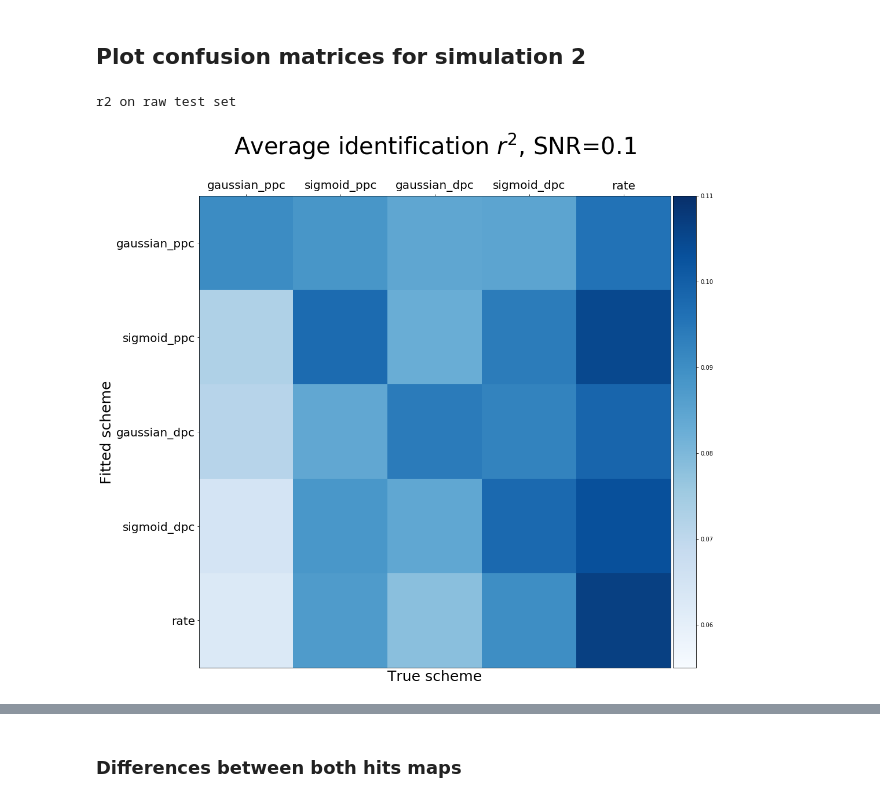
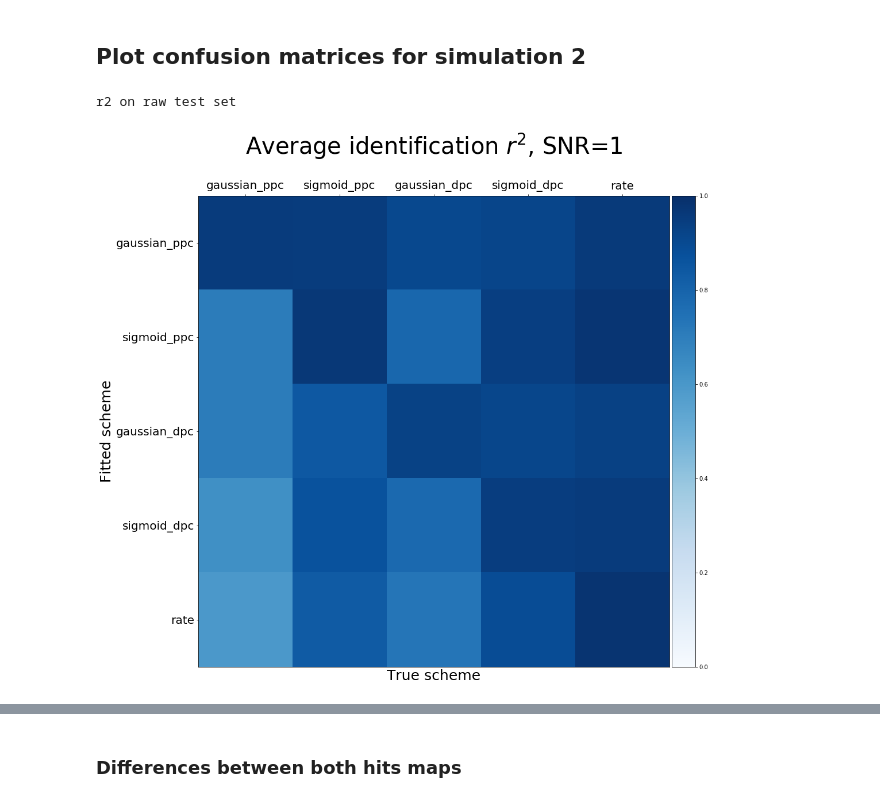
Before and after one commit to sebastiendemortain/neural-coding-of-probabilities, a Jupyter notebook: simulation2_results.ipynb, the cells around one changed output, grey strips where cells are left out. Cells and saved outputs as stored; diff of their text form; code cells hidden in the pictures.

Commit message:
final adjustement for figures

```diff
--- a/simulation2_results.ipynb
+++ b/simulation2_results.ipynb
@@ -139,7 +139,7 @@ min_n_local_regular_stimuli = 12
 max_n_local_regular_stimuli = 18
 
 # SNR as defined by ||signal||²/(||signal||²+||noise||²)
-snr = 0.1
+snr = 1
 
 # fMRI info
 final_frame_offset = 10  # Frame recording duration after the last stimulus has been shown
@@ -1058,25 +1058,24 @@ for k_fit_scheme, k_true_scheme, k_fraction, k_subject in itertools.product(rang
 
 ### Row data loading and visualization
 # %%
-distrib_type = 'transition'
 # Some reloading (run that if the loops have already been performed and results saved)
-r2_test = np.load('output/results2/'+distrib_type+'/r2_test_snr'+str(snr)+'.npy')
-r2_true_test = np.load('output/results2/'+distrib_type+'/r2_true_test_snr'+str(snr)+'.npy')
-r2_train = np.load('output/results2/'+distrib_type+'/r2_train_snr'+str(snr)+'.npy')
-rho_test = np.load('output/results2/'+distrib_type+'/rho_test_snr'+str(snr)+'.npy')
-rho_train = np.load('output/results2/'+distrib_type+'/rho_train_snr'+str(snr)+'.npy')
-r2_true_train = np.load('output/results2/'+distrib_type+'/r2_true_train_snr'+str(snr)+'.npy')
-rho_true_test = np.load('output/results2/'+distrib_type+'/rho_true_test_snr'+str(snr)+'.npy')
-rho_true_train = np.load('output/results2/'+distrib_type+'/rho_true_train_snr'+str(snr)+'.npy')
+# r2_test = np.load('output/results2/'+distrib_type+'/r2_test_snr'+str(snr)+'.npy')
+# r2_true_test = np.load('output/results2/'+distrib_type+'/r2_true_test_snr'+str(snr)+'.npy')
+# r2_train = np.load('output/results2/'+distrib_type+'/r2_train_snr'+str(snr)+'.npy')
+# rho_test = np.load('output/results2/'+distrib_type+'/rho_test_snr'+str(snr)+'.npy')
+# rho_train = np.load('output/results2/'+distrib_type+'/rho_train_snr'+str(snr)+'.npy')
+# r2_true_train = np.load('output/results2/'+distrib_type+'/r2_true_train_snr'+str(snr)+'.npy')
+# rho_true_test = np.load('output/results2/'+distrib_type+'/rho_true_test_snr'+str(snr)+'.npy')
+# rho_true_train = np.load('output/results2/'+distrib_type+'/rho_true_train_snr'+str(snr)+'.npy')
 
-# np.save('output/results2/r2_test_snr'+str(snr)+'.npy', r2_test)
-# np.save('output/results2/r2_true_test_snr'+str(snr)+'.npy', r2_true_test)
-# np.save('output/results2/r2_train_snr'+str(snr)+'.npy', r2_train)
-# np.save('output/results2/rho_test_snr'+str(snr)+'.npy', rho_test)
-# np.save('output/results2/rho_train_snr'+str(snr)+'.npy', rho_train)
-# np.save('output/results2/r2_true_train_snr'+str(snr)+'.npy', r2_true_train)
-# np.save('output/results2/rho_true_test_snr'+str(snr)+'.npy', rho_true_test)
-# np.save('output/results2/rho_true_train_snr'+str(snr)+'.npy', rho_true_train)
+np.save('output/results2/r2_test_snr'+str(snr)+'.npy', r2_test)
+np.save('output/results2/r2_true_test_snr'+str(snr)+'.npy', r2_true_test)
+np.save('output/results2/r2_train_snr'+str(snr)+'.npy', r2_train)
+np.save('output/results2/rho_test_snr'+str(snr)+'.npy', rho_test)
+np.save('output/results2/rho_train_snr'+str(snr)+'.npy', rho_train)
+np.save('output/results2/r2_true_train_snr'+str(snr)+'.npy', r2_true_train)
+np.save('output/results2/rho_true_test_snr'+str(snr)+'.npy', rho_true_test)
+np.save('output/results2/rho_true_train_snr'+str(snr)+'.npy', rho_true_train)
 
 #n_subjects = 400
 r2_raw_train_summary = np.zeros((n_schemes, n_schemes, n_fractions*n_subjects*n_sessions))
@@ -1267,8 +1266,10 @@ width = 0.05
 column_labels = scheme_array
 row_labels = scheme_array
 
-min_colorbar = 0.055
-max_colorbar = 0.11
+# min_colorbar = 0.055
+# max_colorbar = 0.11
+min_colorbar = 0
+max_colorbar = 1
 
 
 fig, ax = plt.subplots(figsize=(15,15))
@@ -1291,34 +1292,34 @@ ax.set_yticklabels(row_labels, minor=False, fontsize=fontsize+5)
 ax.set_ylabel('Fitted scheme', fontsize=fontsize+10)
 ax.set_xlabel('True scheme', fontsize=fontsize+10)
 plt.title('Average identification $r^2$, SNR='+str(snr), y=1.08, fontsize=40)
 divider = make_axes_locatable(ax)
 cax = divider.append_axes("right", size="5%", pad=0.05)
 plt.colorbar(heatmap, cax=cax)
 x0,x1 = ax.get_xlim()
 y0,y1 = ax.get_ylim()
 ax.set_aspect(abs(x1-x0)/abs(y1-y0))
 
 
 # fig = plt.figure(figsize=(10,10))
 # ax = fig.add_subplot(111)
 # heatmap = ax.imshow(mean_over_X, extent=[0, 1, 0, 1])
 # cbar = fig.colorbar(heatmap, ticks=[np.min(mean_over_X), np.max(mean_over_X)])
 
 # # put the major ticks at the middle of each cell
 # ax.set_xticks([])
 # ax.set_yticks([])
 # ax.set_title('Regressor means')
 # ax.set_ylabel('Scheme')
 # ax.set_xlabel('true_N')
 # plt.show()
 
 fig.tight_layout()
 plt.show()
 
 fig.savefig("figures_tmp/"+distrib_type+"_simu2_fit_{}{}_{}_{}".format(metric_name, sparse_or_bal, true_or_raw, train_or_test), bbox_inches='tight')
 # %% [output]
 r2 on raw test set
-[figure, old version]
+[figure, new version]
 # %%
 # Visualize the percentage of hits
 
```
Also changed, not shown: parts of 9 cells of this notebook, 1 other file.
